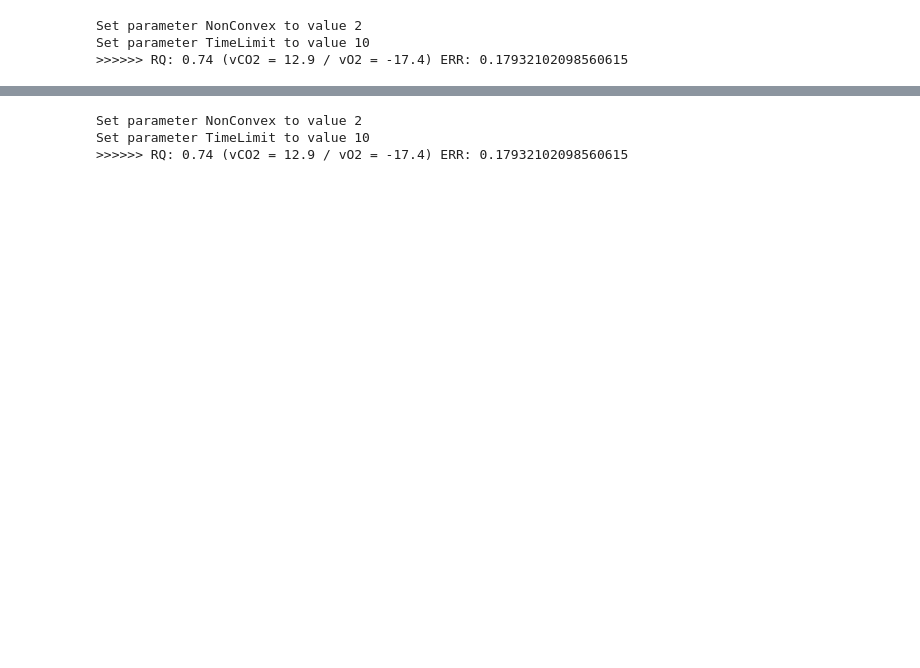
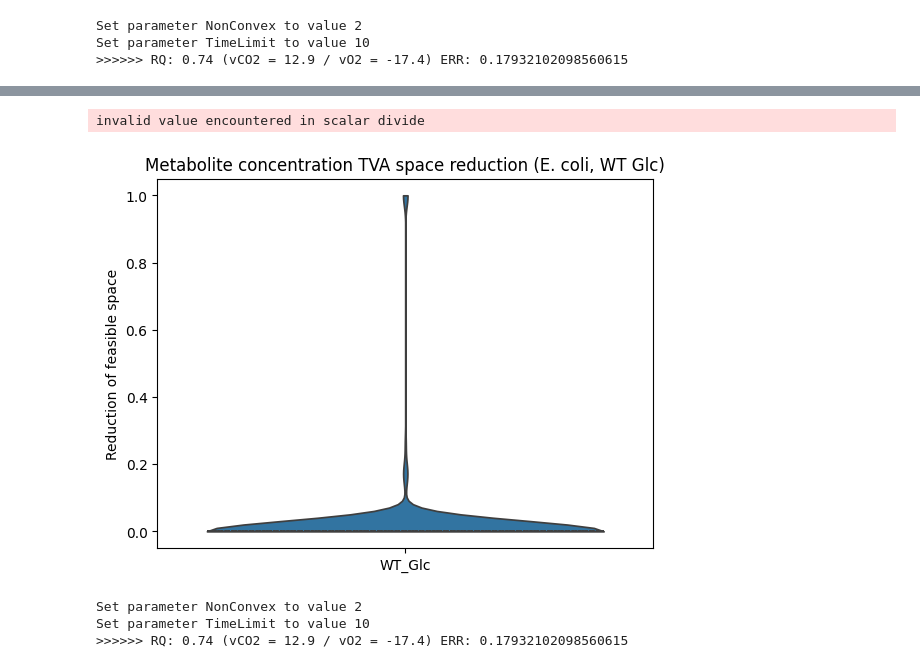
Before and after one commit to lasillje/MSC-Thermo, a Jupyter notebook: ecoli_flux_bounds/tfva_ecoli.ipynb, the cells around one changed output, grey strips where cells are left out. Cells and saved outputs as stored; diff of their text form; code cells hidden in the pictures; blank space fills up the shorter version.

Commit message:
Added graphs and new WT_Glc metabolite TVA results

```diff
--- a/ecoli_flux_bounds/tfva_ecoli.ipynb
+++ b/ecoli_flux_bounds/tfva_ecoli.ipynb
@@ -636,0 +671,41 @@ def apply_tfva_bounds(tmodel, bounds_file):
+# %%
+import seaborn as sns
+
+def visualize_reduction_violin(bounds_before_csv, bounds_after_csv, title, log_scale=False, cond="WT_Glc", floor=1e-11):
+    "Visualize the reduction of space for two sets of bounds"
+
+    bounds_before = pd.read_csv(bounds_before_csv)
+    bounds_after = pd.read_csv(bounds_after_csv)
+
+    width_before = []
+    width_after = []
+
+    for row in bounds_before.itertuples():
+        if log_scale:
+            ub = max(row.ub, floor)
+            lb = max(row.lb, floor)
+            width = abs(np.log(ub) - np.log(lb))
+        else:
+            width = abs(row.ub - row.lb)
+        width_before.append(width)
+
+    for row in bounds_after.itertuples():
+        if log_scale:
+            ub = max(row.ub, floor)
+            lb = max(row.lb, floor)
+            width = abs(np.log(ub) - np.log(lb))
+        else:
+            width = abs(row.ub - row.lb)
+        width_after.append(width)
+
+
+    reduction = [(1 - (x/y)) for x, y in zip(width_after, width_before)]
+
+    sns.violinplot(
+    data=[reduction],
+    inner="quartile",
+    cut=0
+    )
+    plt.xticks([0], [cond])
+    plt.ylabel(f"Reduction of feasible space")
+    plt.title(title)
@@ -807,3 +954,8 @@ Metabolite orot_e - Old: 1e-07 molar, 7.687379884689302e-05 molar | New: (<Quant
+# %%
+visualize_reduction_violin("results/bounds/ecoli_WT_Glc_concs_before_tva.csv", "results/bounds/ecoli_WT_Glc_concs_after_tva.csv", "Metabolite concentration TVA space reduction (E. coli, WT Glc)", log_scale=True)
+# %% [output]
+invalid value encountered in scalar divide
+[figure, added]
 # %%
 # Recreate thermodynamic variables with new metabolite concentrations
 tmodel_glc.m = None
```
Also changed, not shown: parts of 22 cells of this notebook, 3 other files.
